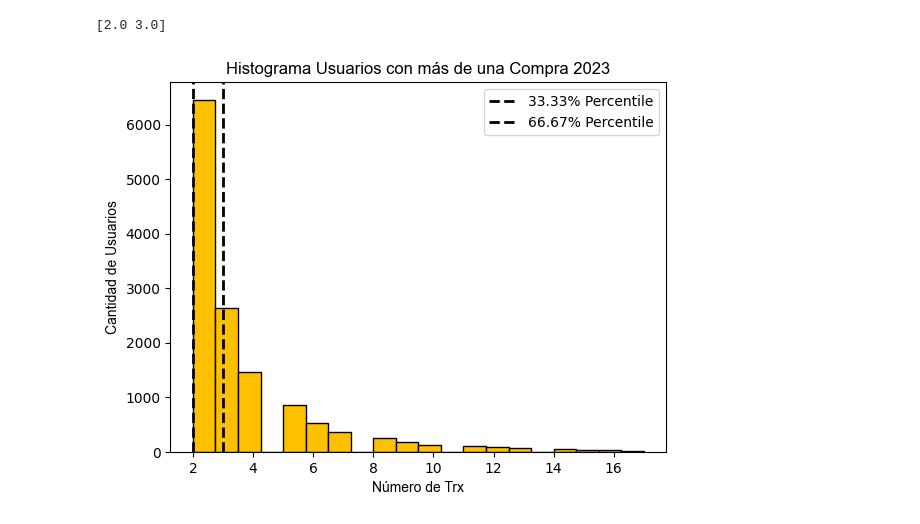
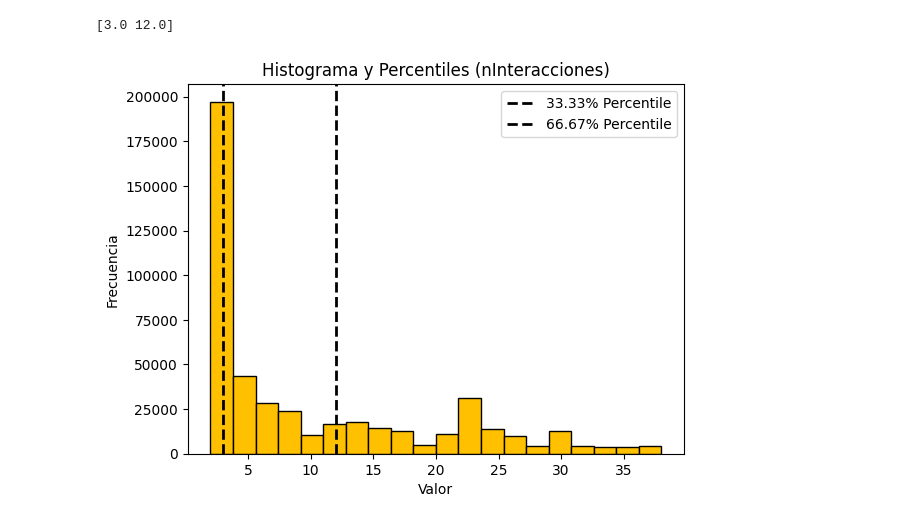
Before and after one commit to ju4nsepulveda/brand_lovers, a Jupyter notebook: nb/histogramas.ipynb, the cells around one changed output. Drawn from its saved outputs; the diff is of its cells as text; code cells hidden in the pictures.

```diff
--- a/nb/histogramas.ipynb
+++ b/nb/histogramas.ipynb
@@ -33,4 +107,5 @@ def consulta_archivo(patron, ruta='../querys'):
 # %%
 # Llama a la función con el nombre de tu archivo SQL
-consulta_archivo('mega')
+df_L1 = consulta_archivo('nes_mega')
+# plot_percentiles(df_L1, 'Dias_interaccion')
 # %% [output]
@@ -82,0 +127,4 @@ plt.show()
+# %%
+percentile_value_max = np.percentile(df_L1['nInteracciones'], 95)
+df = df_L1[(df_L1['nInteracciones'] > 0) & (df_L1['nInteracciones'] < percentile_value_max)].copy()
+df.shape
@@ -83,5 +133,7 @@ plt.show()
 # %%
 # Crear un nuevo DataFrame con valores menores o iguales a 1
-menores1 = df[df['ordenes'] <= 1].copy()
+menores1 = df[df['nInteracciones'] <= 1].copy()
+print(menores1.shape)
 # Excluir los valores menores o iguales a 1 del DataFrame original
-df = df[df['ordenes'] > 1].copy()
+df_final = df[df['nInteracciones'] > 1].copy()
+print(df_final.shape)
@@ -150,28 +143,5 @@ plt.show()
-# %%
-# Calcula el percentil 99
-percentil_90 = np.percentile(df.ordenes, 99)
-# Crea el subset excluyendo los valores superiores al percentil 99
-df_subset = df[df.ordenes <= percentil_90]
-
-# Calcula el histograma
-hist, bins = np.histogram(df_subset.ordenes, bins=20)  # Puedes ajustar el número de bins según tu preferencia
-
-# Calcula percentiles
-percentiles = np.percentile(df_subset.ordenes, [33.33, 66.67])
-print(percentiles)
-# Crea el histograma
-plt.hist(df_subset.ordenes, bins=20, edgecolor='black', color=(255/255, 192/255, 0))
-plt.axvline(percentiles[0], color='black', linestyle='dashed', linewidth=2, label='33.33% Percentile')
-plt.axvline(percentiles[1], color='black', linestyle='dashed', linewidth=2, label='66.67% Percentile')
-
-
-# Añade etiquetas y título
-plt.xlabel('Número de Trx', fontname='Arial')
-plt.ylabel('Cantidad de Usuarios', fontname='Arial')
-plt.title('Histograma Usuarios con más de una Compra 2023', fontname='Arial')
-plt.legend()
-# Muestra el histograma
-plt.show()
-# %% [output]
-[2.0 3.0]
-[figure, removed]
+# %%
+plot_percentiles(df_final, 'nInteracciones')
+# %% [output]
+[3.0 12.0]
+[figure, added]
```
Also changed, not shown: parts of 26 cells of this notebook, 1 other file.
